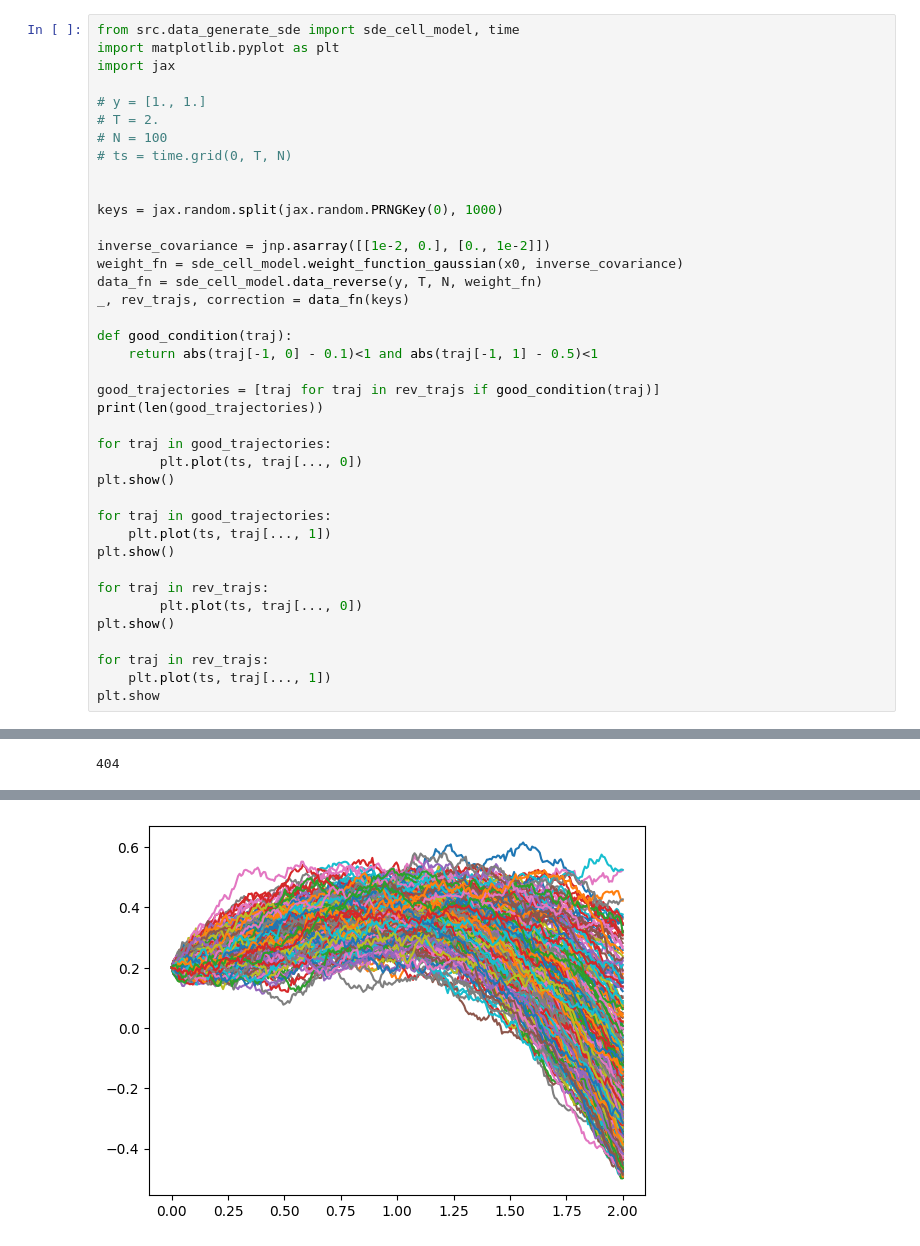
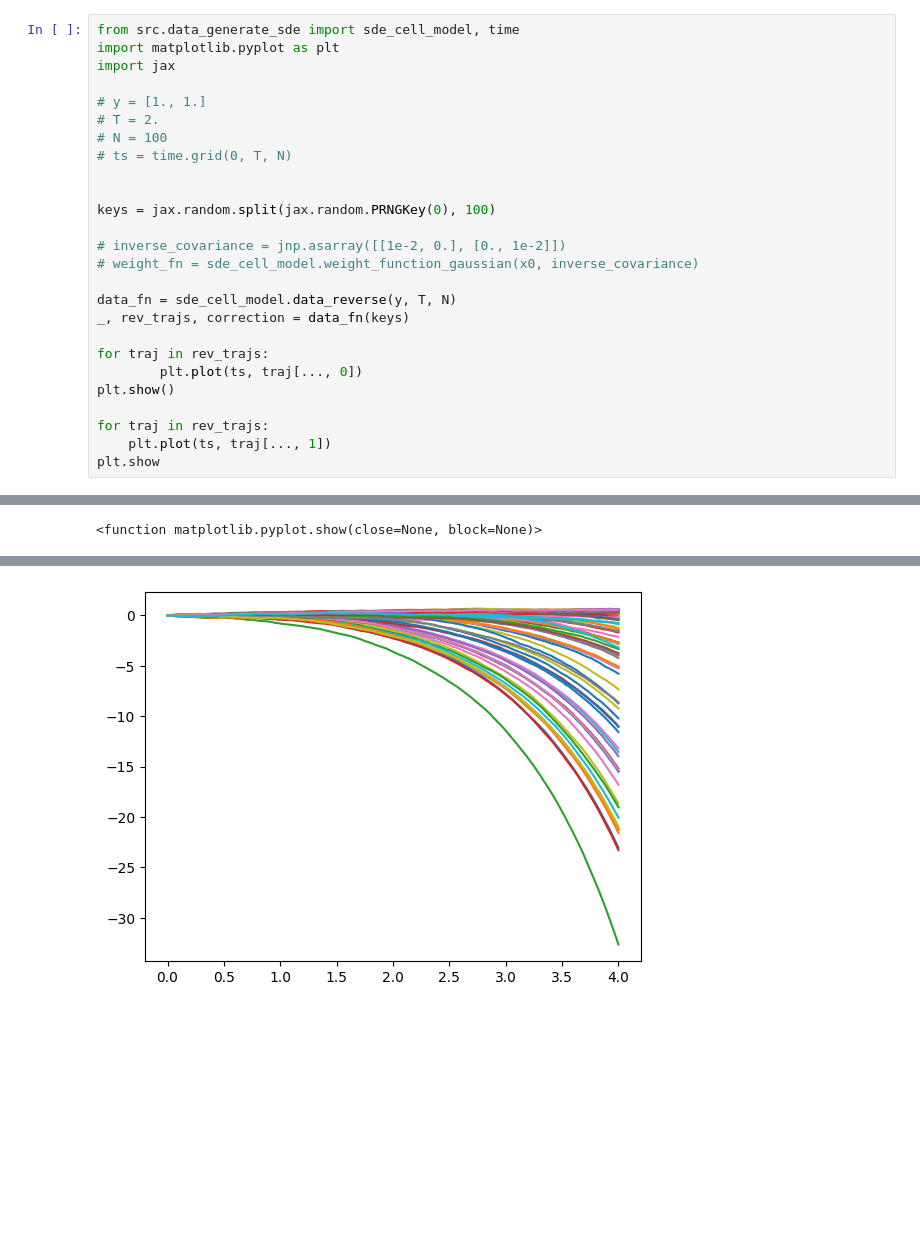
Before and after one commit to libbylbaker/forward_bridge, a Jupyter notebook: experiments/data_exploration/cell_model.ipynb, the cells around one changed output, grey strips where cells are left out. Drawn from its saved outputs; the diff is of its cells as text; blank space fills up the shorter version.

Commit message:
Adding functionality for tests in shape space (unfinished)

```diff
--- a/experiments/data_exploration/cell_model.ipynb
+++ b/experiments/data_exploration/cell_model.ipynb
@@ -54,26 +56,13 @@ import jax
 # ts = time.grid(0, T, N)
 
 
-keys = jax.random.split(jax.random.PRNGKey(0), 1000)
+keys = jax.random.split(jax.random.PRNGKey(0), 100)
 
-inverse_covariance = jnp.asarray([[1e-2, 0.], [0., 1e-2]])
-weight_fn = sde_cell_model.weight_function_gaussian(x0, inverse_covariance)
-data_fn = sde_cell_model.data_reverse(y, T, N, weight_fn)
+# inverse_covariance = jnp.asarray([[1e-2, 0.], [0., 1e-2]])
+# weight_fn = sde_cell_model.weight_function_gaussian(x0, inverse_covariance)
+
+data_fn = sde_cell_model.data_reverse(y, T, N)
 _, rev_trajs, correction = data_fn(keys)
-
-def good_condition(traj):
-    return abs(traj[-1, 0] - 0.1)<1 and abs(traj[-1, 1] - 0.5)<1
-
-good_trajectories = [traj for traj in rev_trajs if good_condition(traj)]
-print(len(good_trajectories))
-
-for traj in good_trajectories:
-        plt.plot(ts, traj[..., 0])
-plt.show()
-
-for traj in good_trajectories:
-    plt.plot(ts, traj[..., 1])
-plt.show()
 
 for traj in rev_trajs:
         plt.plot(ts, traj[..., 0])
@@ -86 +76 @@ plt.show
-404
+<function matplotlib.pyplot.show(close=None, block=None)>
@@ -88 +77 @@ plt.show
-[figure, old version]
+[figure, new version]
```
Also changed, not shown: parts of 7 cells of this notebook, 34 other files.
